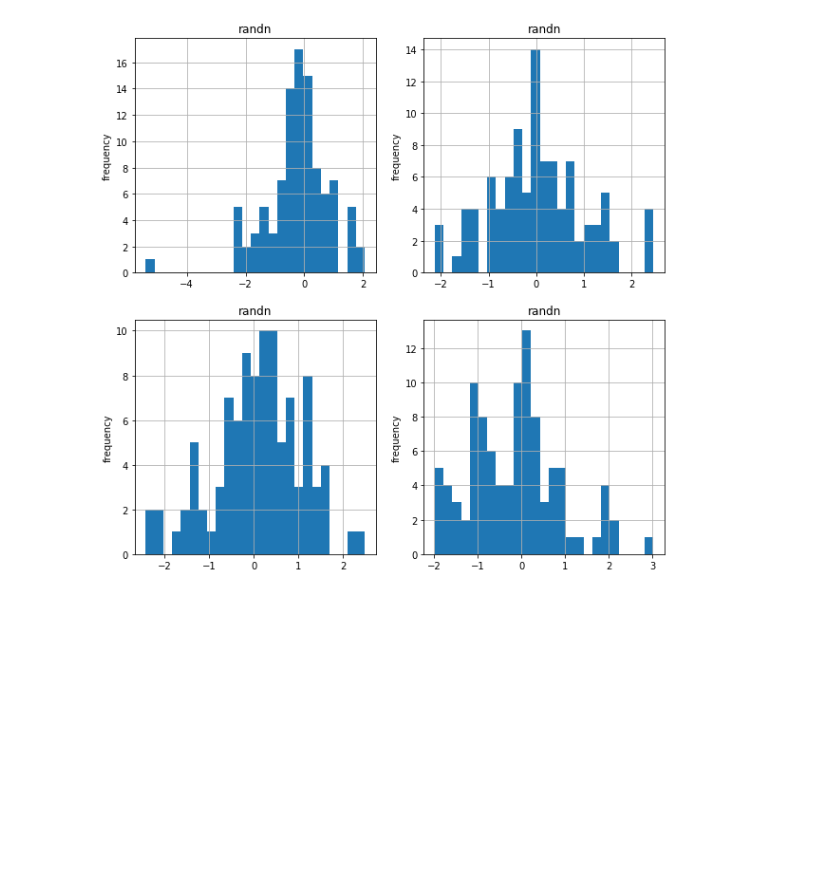
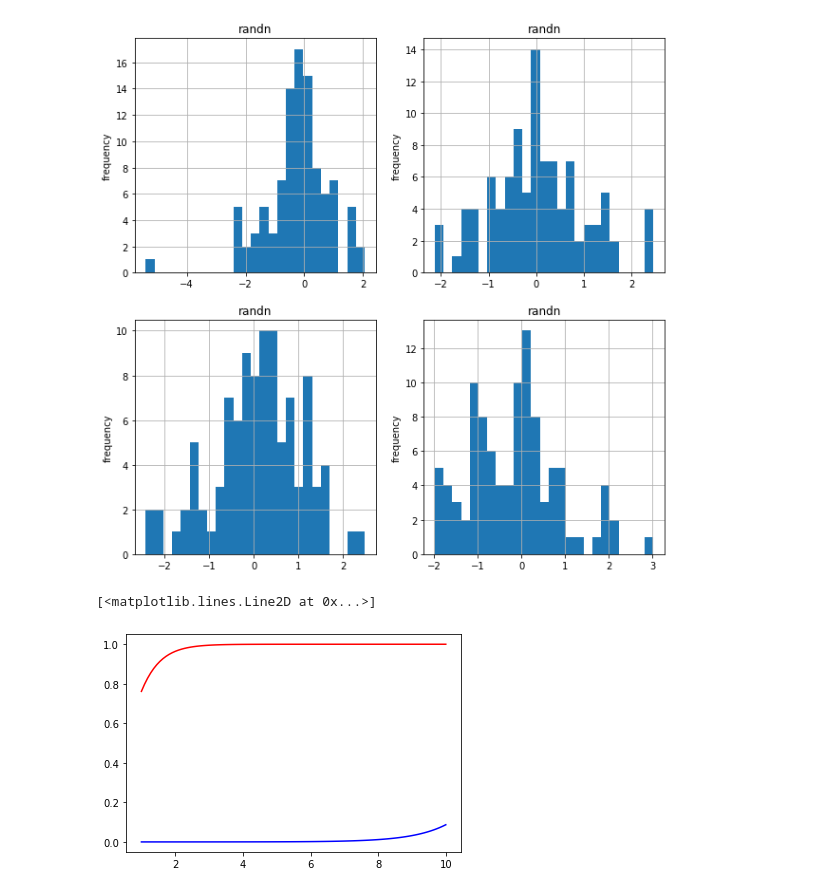
Before and after one commit to ggwhsd/PythonPractice, a Jupyter notebook: QuantPractice/StudyQuantitive.ipynb, the cells around one changed output. Saved outputs shown, nothing was run; the diff lists cells and outputs as text; code cells hidden in the pictures; blank space fills up the shorter version.

```diff
--- a/QuantPractice/StudyQuantitive.ipynb
+++ b/QuantPractice/StudyQuantitive.ipynb
@@ -752,3 +754,25 @@ ax4.set_ylabel('frequency')
 ax4.grid(True)
 # %% [output]
 [figure]
+# %%
+#使用numpy的基础函数
+import numpy as np
+import math
+import matplotlib.pyplot as plt
+%matplotlib inline
+
+def tanh(x):
+    return np.tanh(x)
+
+def softmax(x):
+    exp = np.exp(x-x.max()) #x.max 预防指数爆炸
+    return exp/exp.sum()
+#生成线性数据，1-10分成100个数据
+x=np.linspace(1,10,100)
+y=softmax(x)
+plt.plot(x,y,'blue')
+y=tanh(x)
+plt.plot(x,y,'r')
+# %% [output]
+[<matplotlib.lines.Line2D at 0x...>]
+[figure, added]
```
Also changed, not shown: parts of 1 cell of this notebook, 2 other files.
